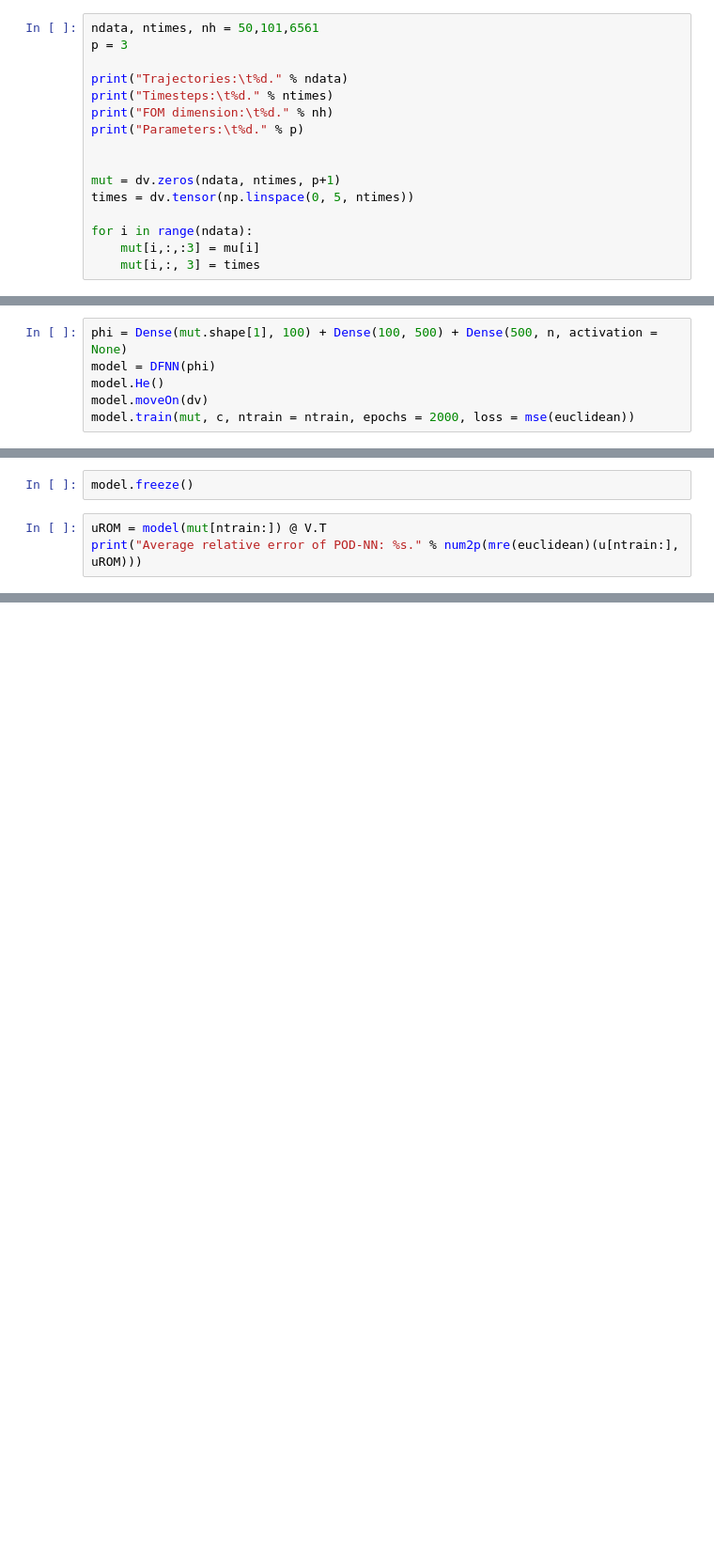
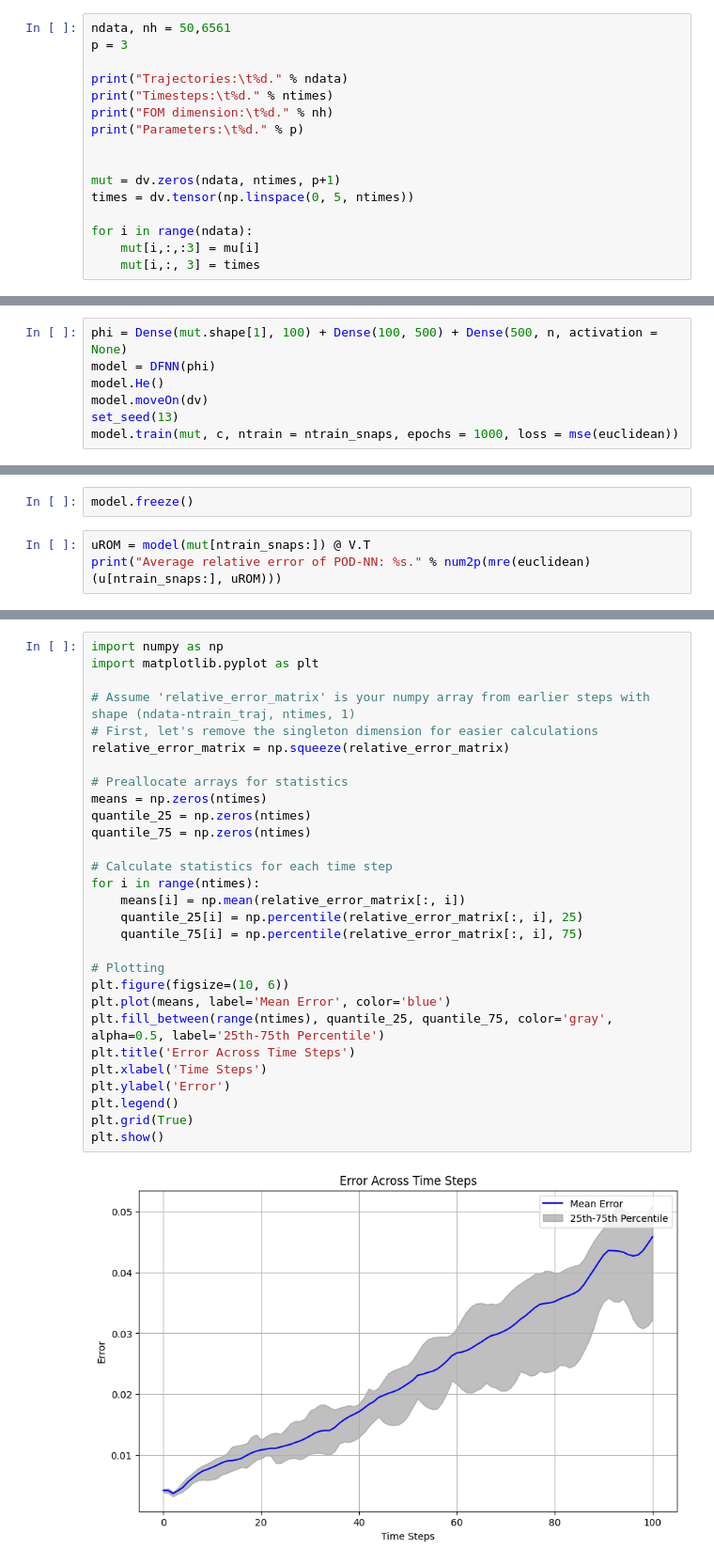
Before and after one commit to LuigiPagani/DL-ROM-for-Navier-Stokes, a Jupyter notebook: POD_NN.ipynb, the cells around one changed output, grey strips where cells are left out. Shown: that part at 94% size. Cells and saved outputs as stored; diff of their text form; blank space fills up the shorter version.

```diff
--- a/POD_NN.ipynb
+++ b/POD_NN.ipynb
@@ -194,7 +196,7 @@ from dlroms import*
 # %%
 mu = dv.tensor(params)
 # %%
-ndata, ntimes, nh = 50,101,6561
+ndata, nh = 50,6561
 p = 3
 
 print("Trajectories:\t%d." % ndata)
@@ -258,6 +252,7 @@ phi = Dense(mut.shape[1], 100) + Dense(100, 500) + Dense(500, n, activation = No
 model = DFNN(phi)
 model.He()
 model.moveOn(dv)
-model.train(mut, c, ntrain = ntrain, epochs = 2000, loss = mse(euclidean))
+set_seed(13)
+model.train(mut, c, ntrain = ntrain_snaps, epochs = 1000, loss = mse(euclidean))
 # %% [output]
                 Train           Test
@@ -269,6 +264,6 @@ Training complete. Elapsed time: 9 minutes 3.22 seconds.
 # %%
 model.freeze()
 # %%
-uROM = model(mut[ntrain:]) @ V.T
-print("Average relative error of POD-NN: %s." % num2p(mre(euclidean)(u[ntrain:], uROM)))
+uROM = model(mut[ntrain_snaps:]) @ V.T
+print("Average relative error of POD-NN: %s." % num2p(mre(euclidean)(u[ntrain_snaps:], uROM)))
 # %% [output]
@@ -275,0 +307,31 @@ Average relative error of POD-NN: 2.87%.
+# %%
+import numpy as np
+import matplotlib.pyplot as plt
+
+# Assume 'relative_error_matrix' is your numpy array from earlier steps with shape (ndata-ntrain_traj, ntimes, 1)
+# First, let's remove the singleton dimension for easier calculations
+relative_error_matrix = np.squeeze(relative_error_matrix)
+
+# Preallocate arrays for statistics
+means = np.zeros(ntimes)
+quantile_25 = np.zeros(ntimes)
+quantile_75 = np.zeros(ntimes)
+
+# Calculate statistics for each time step
+for i in range(ntimes):
+    means[i] = np.mean(relative_error_matrix[:, i])
+    quantile_25[i] = np.percentile(relative_error_matrix[:, i], 25)
+    quantile_75[i] = np.percentile(relative_error_matrix[:, i], 75)
+
+# Plotting
+plt.figure(figsize=(10, 6))
+plt.plot(means, label='Mean Error', color='blue')
+plt.fill_between(range(ntimes), quantile_25, quantile_75, color='gray', alpha=0.5, label='25th-75th Percentile')
+plt.title('Error Across Time Steps')
+plt.xlabel('Time Steps')
+plt.ylabel('Error')
+plt.legend()
+plt.grid(True)
+plt.show()
+# %% [output]
+[figure, added]
```
Also changed, not shown: parts of 19 cells of this notebook.
